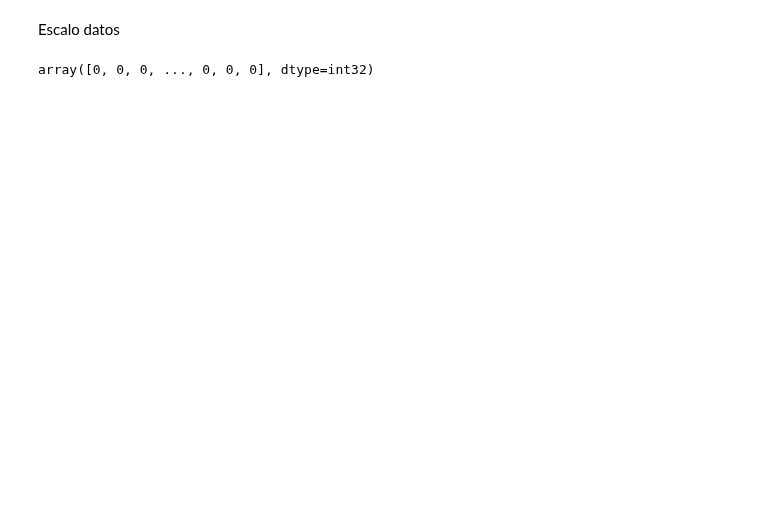
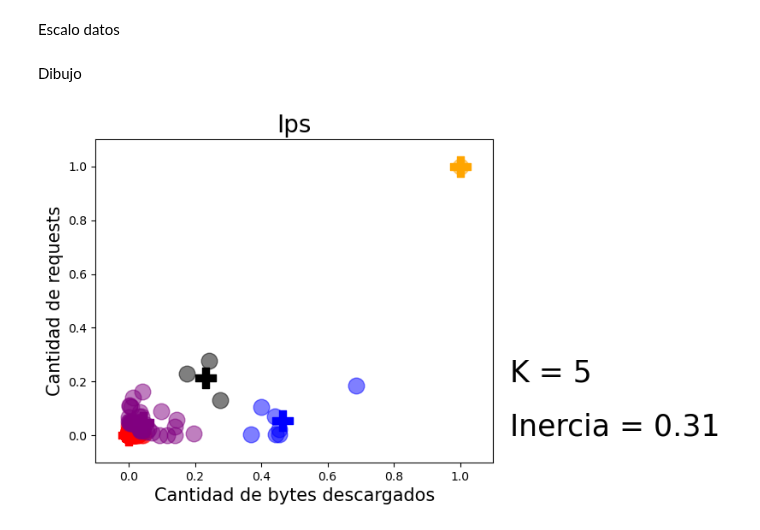
Before and after one commit to PabloDeAlbu/tp-final-mineria, a Jupyter notebook: tp-final.ipynb, the cells around one changed output. Drawn from its saved outputs; the diff is of its cells as text; code cells hidden in the pictures; blank space fills up the shorter version.

Commit message:
agrego kmedias y arboles

```diff
--- a/tp-final.ipynb
+++ b/tp-final.ipynb
@@ -188,38 +221,37 @@ from sklearn.cluster import KMeans
 # %% [markdown]
 Escalo datos
 # %%
-scaler = MinMaxScaler().fit(df[['count','size']].values)
+scaler = MinMaxScaler().fit(df_kmedias[['count','size']].values)
 # %%
-ips = pd.DataFrame(scaler.transform(df[['count','size']].values),
+df_cluster = pd.DataFrame(scaler.transform(df_kmedias[['count','size']].values),
                        columns=["cantidad", "tamaño"])
 # %%
-kmeans = KMeans(n_clusters=4).fit(ips.values)
+kmeans = KMeans(n_clusters=5).fit(df_cluster.values)
 # %%
-ips["cluster"] = kmeans.labels_
+df_cluster["cluster"] = kmeans.labels_
-# %% [output]
-array([0, 0, 0, ..., 0, 0, 0], dtype=int32)
+# %% [markdown]
+Dibujo
 # %%
-
 plt.figure(figsize=(6, 5), dpi=100)
 
 colores = ["red", "blue", "orange", "black", "purple", "pink", "brown"]
 
 for cluster in range(kmeans.n_clusters):
-    plt.scatter(ips[ips["cluster"] == cluster]["cantidad"],
-                ips[ips["cluster"] == cluster]["tamaño"],
+    plt.scatter(df_cluster[df_cluster["cluster"] == cluster]["cantidad"],
+                df_cluster[df_cluster["cluster"] == cluster]["tamaño"],
                 marker="o", s=180, color=colores[cluster], alpha=0.5)
 
     plt.scatter(kmeans.cluster_centers_[cluster][0],
                 kmeans.cluster_centers_[cluster][1],
                 marker="P", s=280, color=colores[cluster])
 
 plt.title("Ips", fontsize=20)
 plt.xlabel("Cantidad de bytes descargados", fontsize=15)
 plt.ylabel("Cantidad de requests", fontsize=15)
 plt.text(1.15, 0.2, "K = %i" % kmeans.n_clusters, fontsize=25)
 plt.text(1.15, 0, "Inercia = %0.2f" % kmeans.inertia_, fontsize=25)
 plt.xlim(-0.1, 1.1)
 plt.ylim(-0.1, 1.1)
 plt.show()
-
-del ips["cluster"]
+# %% [output]
+[figure, added]
```
Also changed, not shown: parts of 25 cells of this notebook, 1 other file.
